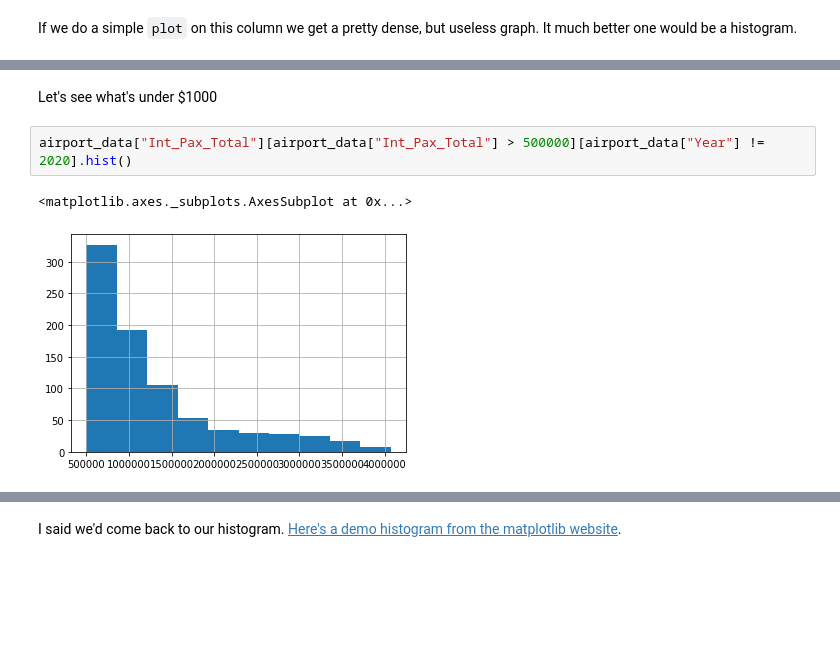
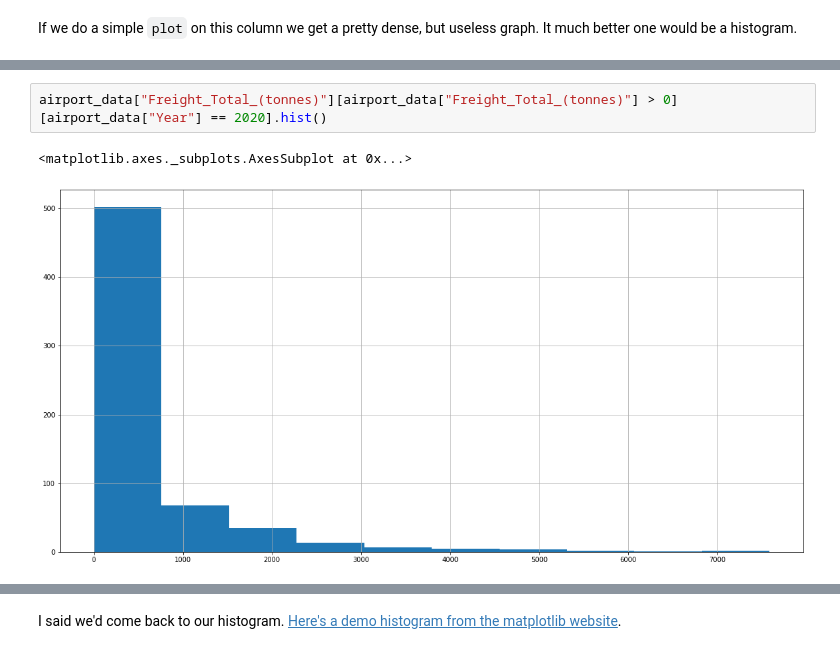
Before and after one commit to owenluu0321/me, a Jupyter notebook: data project.ipynb, the cells around one changed output, grey strips where cells are left out. Cells and saved outputs as stored; diff of their text form; blank space fills up the shorter version.

Commit message:
data project .2

```diff
--- a/data project.ipynb
+++ b/data project.ipynb
@@ -164,8 +118,6 @@ airport_data["Passengers_Total"][airport_data["Passengers_Total"] > 20000].hist(
-# %% [markdown]
-Let's see what's under $1000
 # %%
-airport_data["Int_Pax_Total"][airport_data["Int_Pax_Total"] > 500000][airport_data["Year"] != 2020].hist()
+airport_data["Freight_Total_(tonnes)"][airport_data["Freight_Total_(tonnes)"] > 0][airport_data["Year"] == 2020].hist()
 # %% [output]
 <matplotlib.axes._subplots.AxesSubplot at 0x...>
-[figure, old version]
+[figure, new version]
 # %%
```
Also changed, not shown: parts of 69 cells of this notebook.
